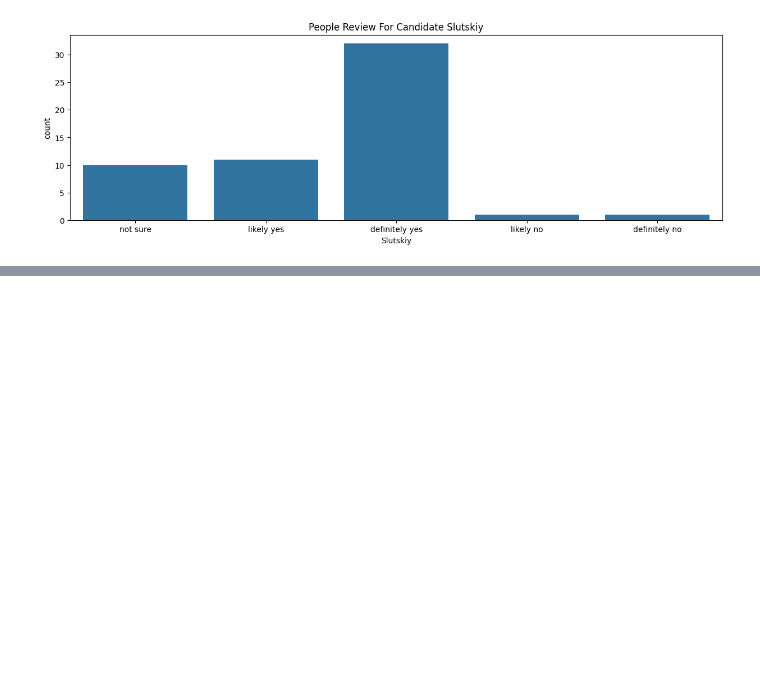
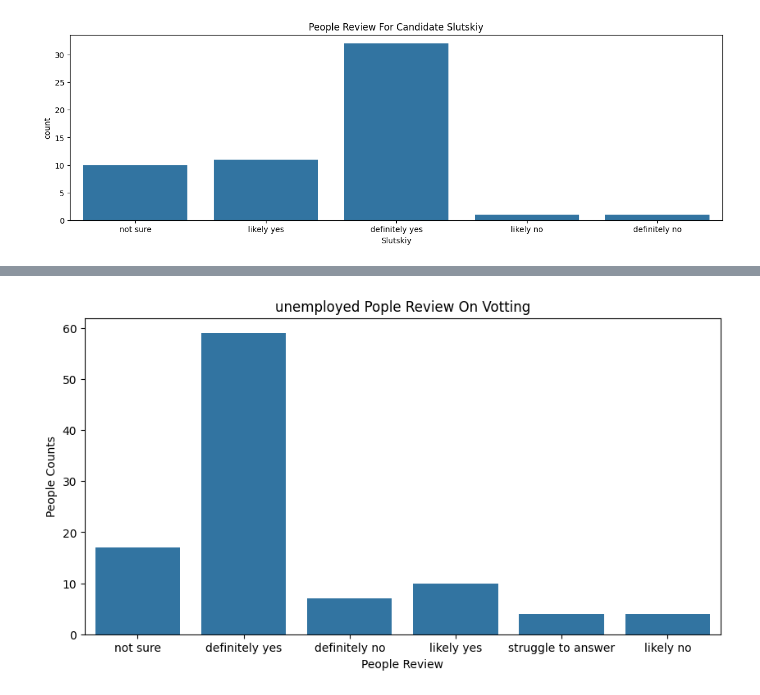
Before and after one commit to AjayKumar095/Python_Milestone_Practice_Questions, a Jupyter notebook: Machine_learning/EDA/EDA_On_ElectionPoll2024_DataSet.ipynb, the cells around one changed output, grey strips where cells are left out. Saved outputs shown, nothing was run; the diff lists cells and outputs as text; code cells hidden in the pictures; blank space fills up the shorter version.

```diff
--- a/Machine_learning/EDA/EDA_On_ElectionPoll2024_DataSet.ipynb
+++ b/Machine_learning/EDA/EDA_On_ElectionPoll2024_DataSet.ipynb
@@ -109,0 +115,11 @@ for candidate in candidates:
+# %%
+unemployed_pople = df[df['employment']=='unemployed']
+
+plt.figure(figsize=(10,5))
+sns.categorical.countplot(data=unemployed_pople, x=unemployed_pople['will_vote'])
+plt.title('unemployed Pople Review On Votting')
+plt.xlabel('People Review')
+plt.ylabel('People Counts')
+plt.show()
+# %% [output]
+[figure, added]
```
Also changed, not shown: parts of 2 cells of this notebook, 6 other files.
